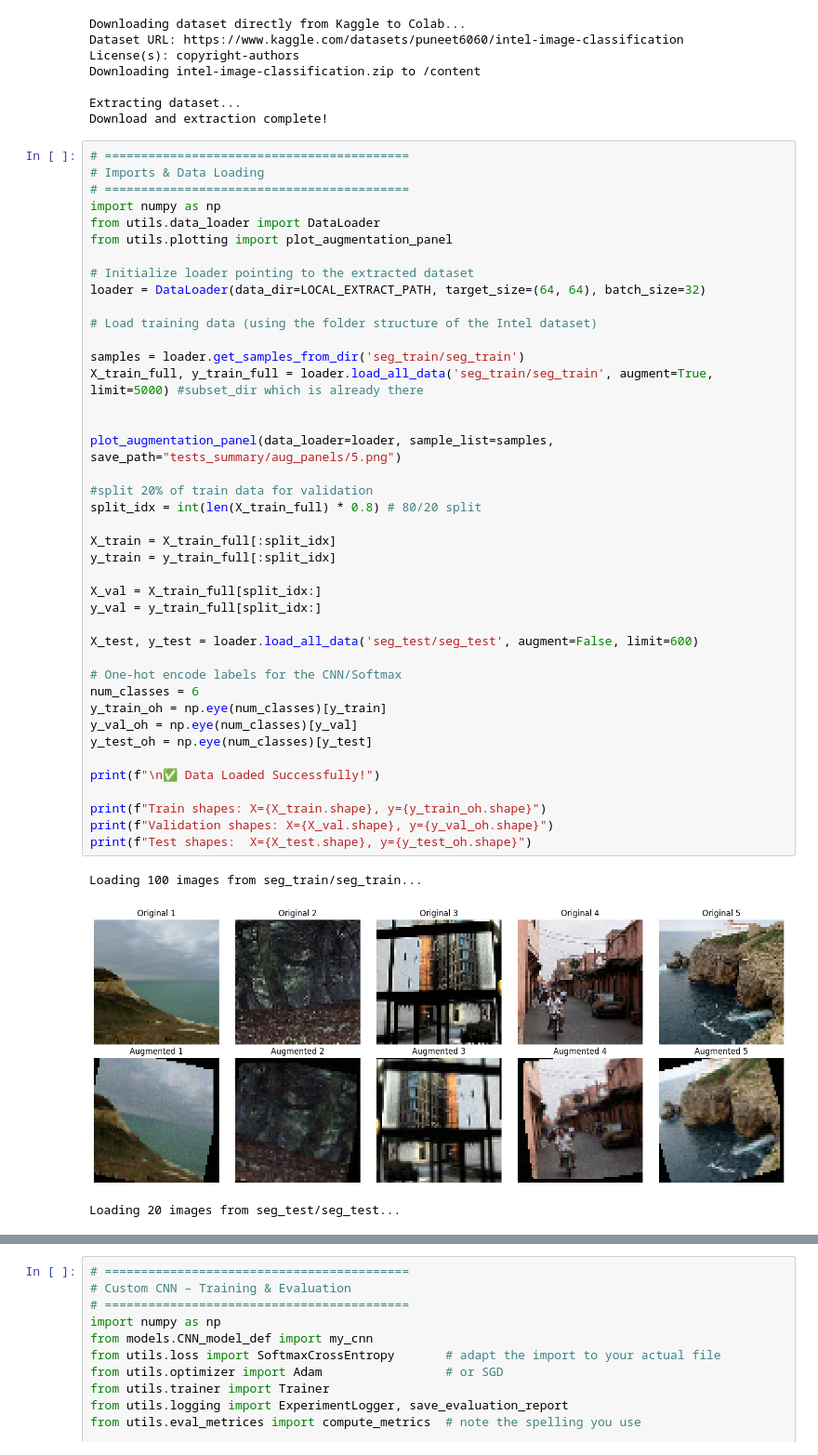
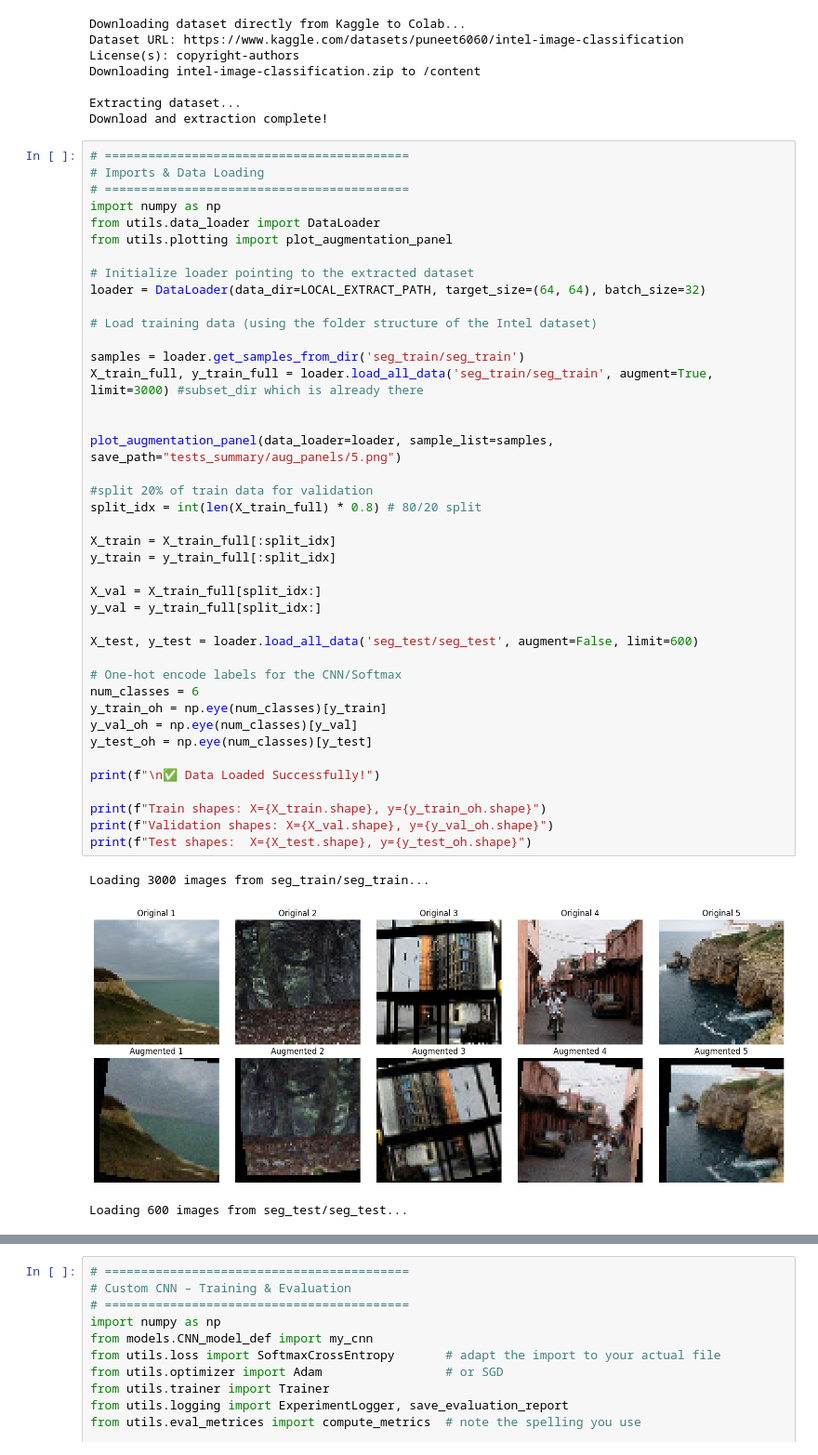
Before and after one commit to jaegerattacks-lgtm/new_vision, a Jupyter notebook: demo.ipynb, the cells around one changed output, grey strips where cells are left out. Shown at 93% size. Drawn from its saved outputs; the diff is of its cells as text.

```diff
--- a/demo.ipynb
+++ b/demo.ipynb
@@ -63,35 +63,35 @@ loader = DataLoader(data_dir=LOCAL_EXTRACT_PATH, target_size=(64, 64), batch_siz
 # Load training data (using the folder structure of the Intel dataset)
 
 samples = loader.get_samples_from_dir('seg_train/seg_train')
-X_train_full, y_train_full = loader.load_all_data('seg_train/seg_train', augment=True, limit=5000) #subset_dir which is already there
+X_train_full, y_train_full = loader.load_all_data('seg_train/seg_train', augment=True, limit=3000) #subset_dir which is already there
 
 
 plot_augmentation_panel(data_loader=loader, sample_list=samples, save_path="tests_summary/aug_panels/5.png")
 
 #split 20% of train data for validation
 split_idx = int(len(X_train_full) * 0.8) # 80/20 split
 
 X_train = X_train_full[:split_idx]
 y_train = y_train_full[:split_idx]
 
 X_val = X_train_full[split_idx:]
 y_val = y_train_full[split_idx:]
 
 X_test, y_test = loader.load_all_data('seg_test/seg_test', augment=False, limit=600)
 
 # One-hot encode labels for the CNN/Softmax
 num_classes = 6
 y_train_oh = np.eye(num_classes)[y_train]
 y_val_oh = np.eye(num_classes)[y_val]
 y_test_oh = np.eye(num_classes)[y_test]
 
 print(f"\n✅ Data Loaded Successfully!")
 
 print(f"Train shapes: X={X_train.shape}, y={y_train_oh.shape}")
 print(f"Validation shapes: X={X_val.shape}, y={y_val_oh.shape}")
 print(f"Test shapes:  X={X_test.shape}, y={y_test_oh.shape}")
 # %% [output]
-Loading 100 images from seg_train/seg_train...
+Loading 3000 images from seg_train/seg_train...
-[figure, old version]
+[figure, new version]
-Loading 20 images from seg_test/seg_test...
+Loading 600 images from seg_test/seg_test...
 ✅ Data Loaded Successfully!
```
Also changed, not shown: parts of 7 cells of this notebook, 3 other files.
